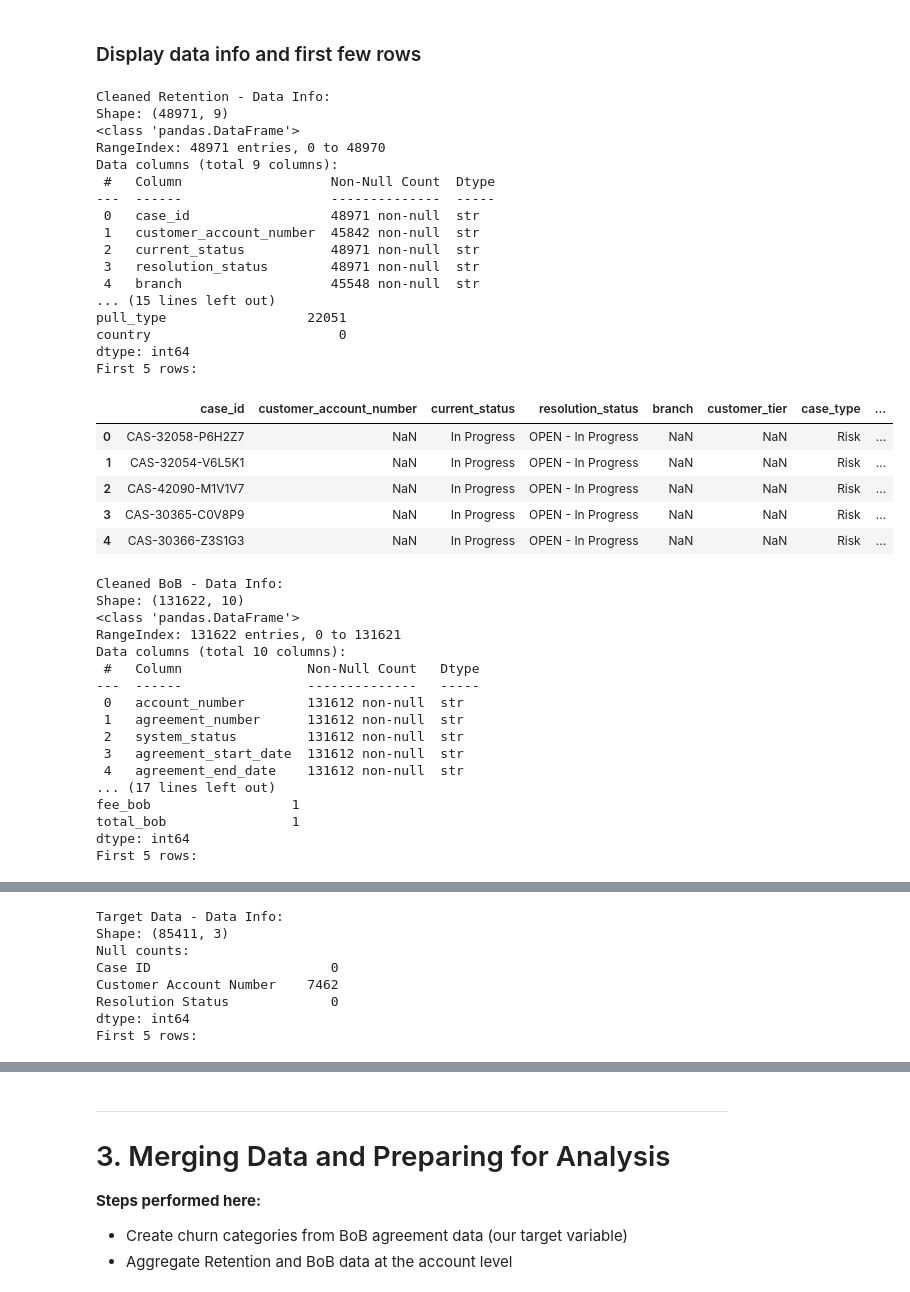
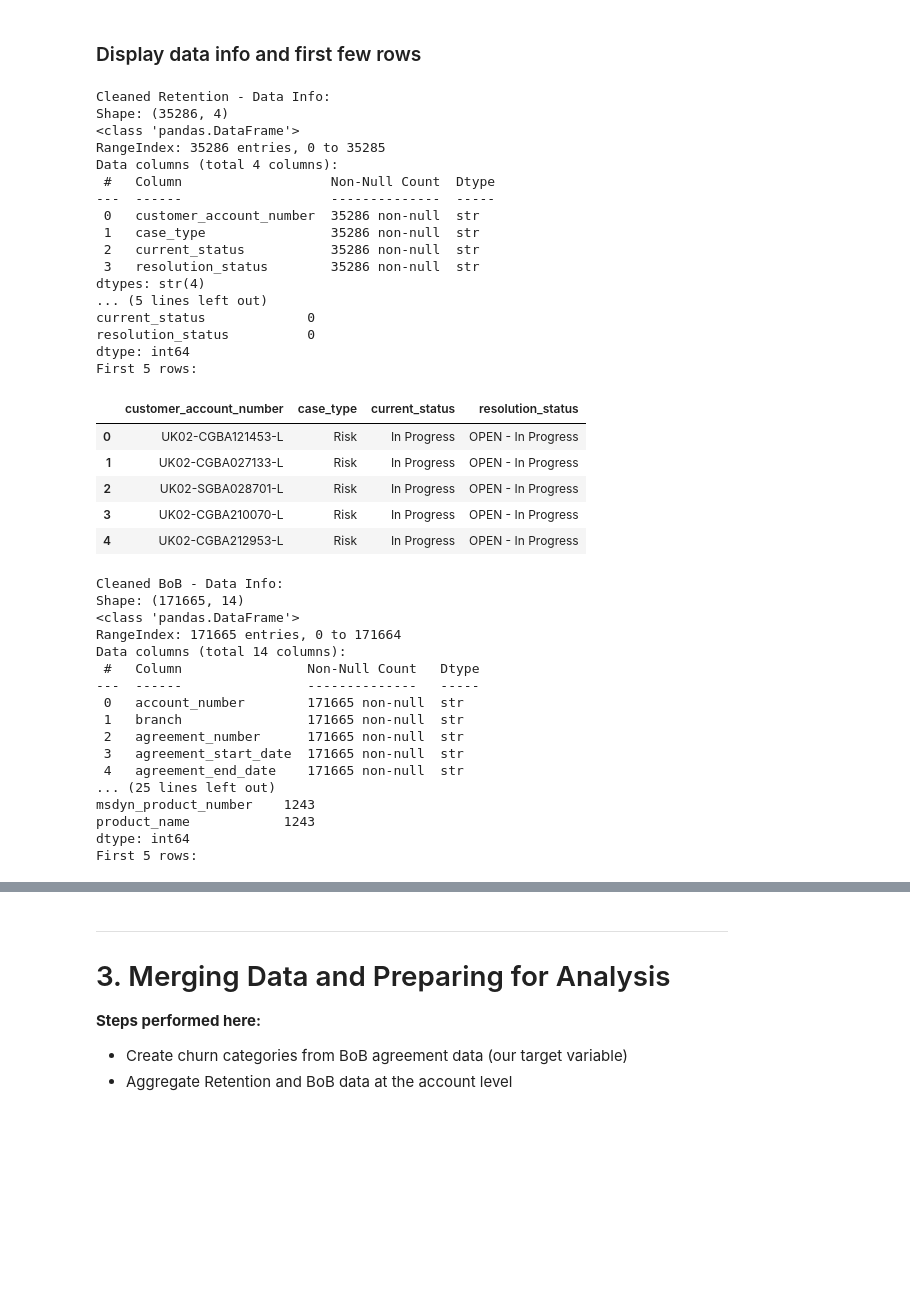
Before and after one commit to dhanyajay/customer-churn-analysis, a Jupyter notebook: notebooks/02_silver/02_preprocessing.ipynb, the cells around one changed output, grey strips where cells are left out. Saved outputs shown, nothing was run; the diff lists cells and outputs as text; code cells hidden in the pictures; blank space fills up the shorter version.

Commit message:
feat: implemented EDA visualization suite, data processing pipelines, and hypothesis testing modules

```diff
--- a/notebooks/02_silver/02_preprocessing.ipynb
+++ b/notebooks/02_silver/02_preprocessing.ipynb
@@ -30,8 +30,7 @@ Using `importlib.util` to add paths dynamically to import the necessary modules
 # Define paths to all required modules
 module_paths = {
     'load_intermediate_data': '../../src/data/load_intermediate_data.py',
-    'create_churn_categories': '../../src/features/create_churn_categories.py',
-    'merge_data': '../../src/features/merge_data.py',
+    'churn_classification': '../../src/features/churn_classification.py',
     'outlier_detection': '../../src/features/outlier_detection.py',
     'hypothesis_1_chi_square': '../../src/features/hypothesis_1_chi_square.py',
     'hypothesis_2_anova': '../../src/features/hypothesis_2_anova.py',
@@ -43,6 +42,9 @@ module_paths = {
     'feature_selection_summary': '../../src/features/feature_selection_summary.py',
     'eda_plots': '../../src/visualization/eda_plots.py',
     'normality_plots': '../../src/visualization/normality_plots.py',
+    'merge_data': '../../src/data/merge_data.py',
+    'feature_engineering': '../../src/features/feature_engineering.py',
+    'hypothesis_plotting':'../../src/features/hypothesis_plotting.py',
 }
 
 # Dynamically import all modules
@@ -57,8 +59,10 @@ for name, path in module_paths.items():
     loaded_modules[name] = module
 
 # Assign readable aliases
+feature_load = loaded_modules['feature_engineering']
+hypothesis_module = loaded_modules['hypothesis_plotting']
 load_module = loaded_modules['load_intermediate_data']
-churn_module = loaded_modules['create_churn_categories']
+churn_module = loaded_modules['churn_classification']
 merge_module = loaded_modules['merge_data']
 outlier_module = loaded_modules['outlier_detection']
 hypo_1_module = loaded_modules['hypothesis_1_chi_square']
@@ -94,61 +97,55 @@ y = loaded_data.target_y
 # %%
 print('Cleaned Retention - Data Info:')
 print(f'Shape: {cleaned_retention.shape}')
 print(f'{cleaned_retention.info()}')
 print(f'Null counts:\n{cleaned_retention.isnull().sum()}')
 print('First 5 rows:')
 display(cleaned_retention.head())
 
 print('\nCleaned BoB - Data Info:')
 print(f'Shape: {cleaned_bob.shape}')
 print(f'{cleaned_bob.info()}')
 print(f'Null counts:\n{cleaned_bob.isnull().sum()}')
 print('First 5 rows:')
 display(cleaned_bob.head())
-
-print('\nTarget Data - Data Info:')
-print(f'Shape: {y.shape}')
-print(f'Null counts:\n{y.isnull().sum()}')
-print('First 5 rows:')
-display(y.head())
 # %% [output]
 Cleaned Retention - Data Info:
-Shape: (48971, 9)
+Shape: (35286, 4)
 <class 'pandas.DataFrame'>
-RangeIndex: 48971 entries, 0 to 48970
-Data columns (total 9 columns):
+RangeIndex: 35286 entries, 0 to 35285
+Data columns (total 4 columns):
  #   Column                   Non-Null Count  Dtype
 ---  ------                   --------------  -----
- 0   case_id                  48971 non-null  str
- 1   customer_account_number  45842 non-null  str
- 2   current_status           48971 non-null  str
- 3   resolution_status        48971 non-null  str
- 4   branch                   45548 non-null  str
-... (15 lines left out)
-pull_type                  22051
-country                        0
+ 0   customer_account_number  35286 non-null  str
+ 1   case_type                35286 non-null  str
+ 2   current_status           35286 non-null  str
+ 3   resolution_status        35286 non-null  str
+dtypes: str(4)
+... (5 lines left out)
+current_status             0
+resolution_status          0
 dtype: int64
 First 5 rows:
-|  | case_id | customer_account_number | current_status | resolution_status | branch | customer_tier | case_type | ... |
-| 0 | CAS-32058-P6H2Z7 | NaN | In Progress | OPEN - In Progress | NaN | NaN | Risk | ... |
-| 1 | CAS-32054-V6L5K1 | NaN | In Progress | OPEN - In Progress | NaN | NaN | Risk | ... |
-| 2 | CAS-42090-M1V1V7 | NaN | In Progress | OPEN - In Progress | NaN | NaN | Risk | ... |
-| 3 | CAS-30365-C0V8P9 | NaN | In Progress | OPEN - In Progress | NaN | NaN | Risk | ... |
-| 4 | CAS-30366-Z3S1G3 | NaN | In Progress | OPEN - In Progress | NaN | NaN | Risk | ... |
+|  | customer_account_number | case_type | current_status | resolution_status |
+| 0 | UK02-CGBA121453-L | Risk | In Progress | OPEN - In Progress |
+| 1 | UK02-CGBA027133-L | Risk | In Progress | OPEN - In Progress |
+| 2 | UK02-SGBA028701-L | Risk | In Progress | OPEN - In Progress |
+| 3 | UK02-CGBA210070-L | Risk | In Progress | OPEN - In Progress |
+| 4 | UK02-CGBA212953-L | Risk | In Progress | OPEN - In Progress |
 Cleaned BoB - Data Info:
-Shape: (131622, 10)
+Shape: (171665, 14)
 <class 'pandas.DataFrame'>
-RangeIndex: 131622 entries, 0 to 131621
-Data columns (total 10 columns):
+RangeIndex: 171665 entries, 0 to 171664
+Data columns (total 14 columns):
  #   Column                Non-Null Count   Dtype
 ---  ------                --------------   -----
- 0   account_number        131612 non-null  str
- 1   agreement_number      131612 non-null  str
- 2   system_status         131612 non-null  str
- 3   agreement_start_date  131612 non-null  str
- 4   agreement_end_date    131612 non-null  str
-... (17 lines left out)
-fee_bob                  1
-total_bob                1
+ 0   account_number        171665 non-null  str
+ 1   branch                171665 non-null  str
+ 2   agreement_number      171665 non-null  str
+ 3   agreement_start_date  171665 non-null  str
+ 4   agreement_end_date    171665 non-null  str
+... (25 lines left out)
+msdyn_product_number    1243
+product_name            1243
 dtype: int64
 First 5 rows:
@@ -161,8 +157,0 @@ First 5 rows:
-Target Data - Data Info:
-Shape: (85411, 3)
-Null counts:
-Case ID                       0
-Customer Account Number    7462
-Resolution Status             0
-dtype: int64
-First 5 rows:
```
Also changed, not shown: parts of 69 cells of this notebook, 15 other files.
